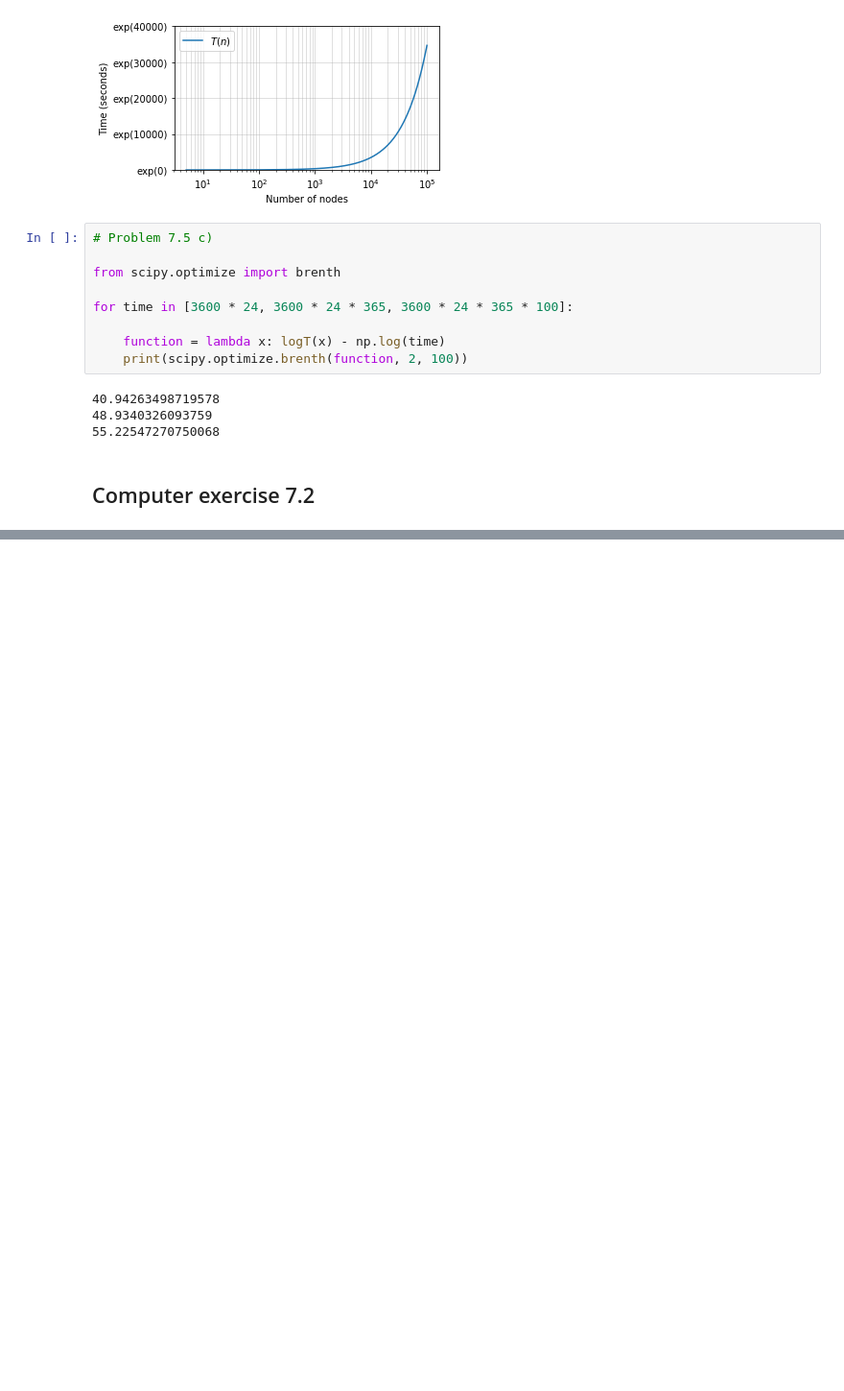
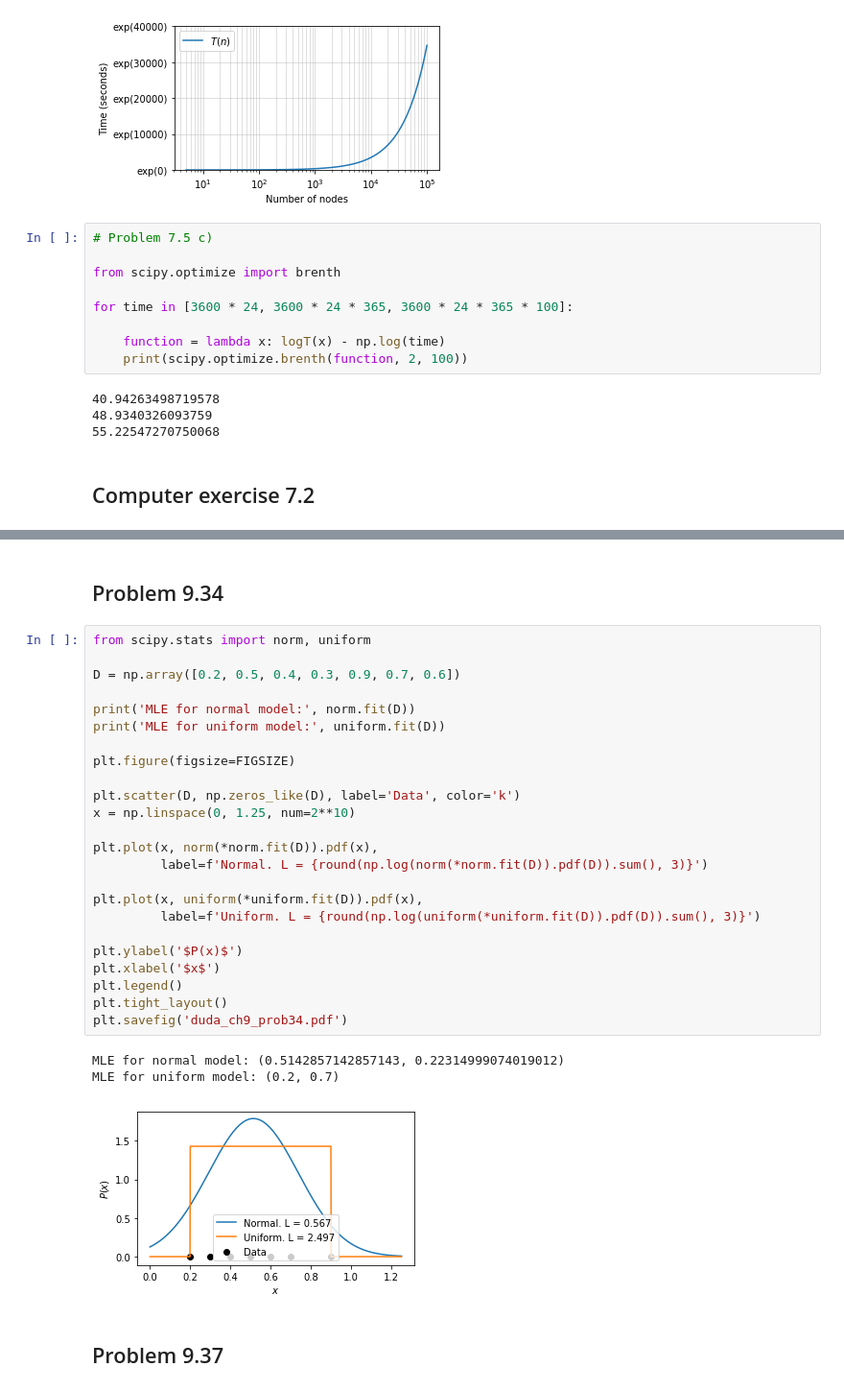
Before and after one commit to tommyod/lml, a Jupyter notebook: latex/duda/figs/create_figures.ipynb, the cells around one changed output, grey strips where cells are left out. Shown at 96% size. Cells and saved outputs as stored; diff of their text form; blank space fills up the shorter version.

Commit message:
refactored. finished ch 9 in duda

```diff
--- a/latex/figs/create_figures.ipynb
+++ b/latex/duda/figs/create_figures.ipynb
@@ -489,0 +490,32 @@ for s in sorted(itertools.product(*([-1, 1] for i in range(n))), key=lambda s: n
+# %% [markdown]
+## Problem 9.34
+# %%
+from scipy.stats import norm, uniform
+
+D = np.array([0.2, 0.5, 0.4, 0.3, 0.9, 0.7, 0.6])
+
+print('MLE for normal model:', norm.fit(D))
+print('MLE for uniform model:', uniform.fit(D))
+
+plt.figure(figsize=FIGSIZE)
+
+plt.scatter(D, np.zeros_like(D), label='Data', color='k')
+x = np.linspace(0, 1.25, num=2**10)
+
+plt.plot(x, norm(*norm.fit(D)).pdf(x),
+         label=f'Normal. L = {round(np.log(norm(*norm.fit(D)).pdf(D)).sum(), 3)}')
+
+plt.plot(x, uniform(*uniform.fit(D)).pdf(x),
+         label=f'Uniform. L = {round(np.log(uniform(*uniform.fit(D)).pdf(D)).sum(), 3)}')
+
+plt.ylabel('$P(x)$')
+plt.xlabel('$x$')
+plt.legend()
+plt.tight_layout()
+plt.savefig('duda_ch9_prob34.pdf')
+# %% [output]
+MLE for normal model: (0.5142857142857143, 0.22314999074019012)
+MLE for uniform model: (0.2, 0.7)
+[figure, added]
+# %% [markdown]
+## Problem 9.37
```
Also changed, not shown: parts of 4 cells of this notebook, 31 other files.
